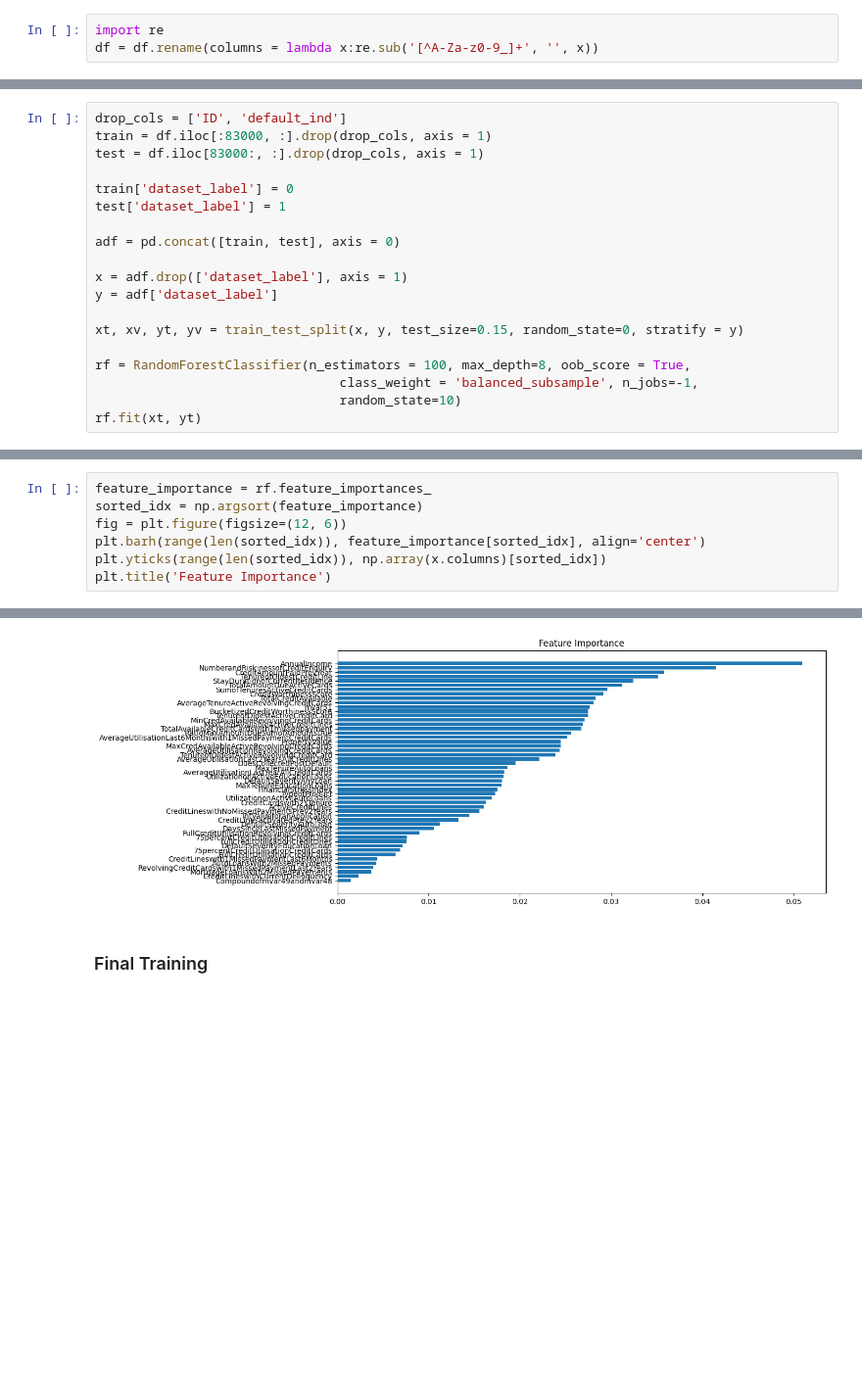
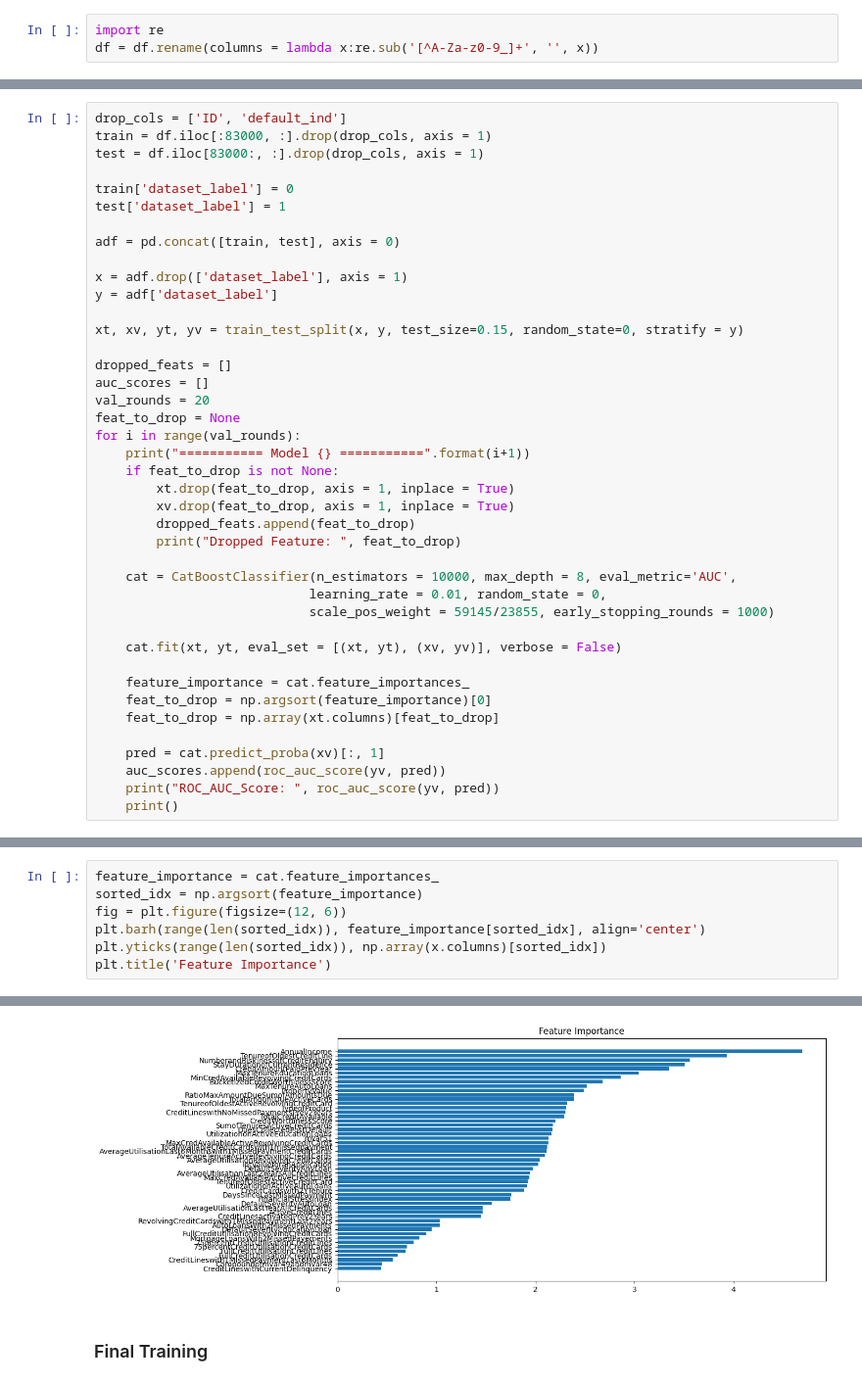
Before and after one commit to aryanpandey/MS4610-Final_Project, a Jupyter notebook: Adverserial Validation.ipynb, the cells around one changed output, grey strips where cells are left out. Shown: that part at 98% size. Saved outputs shown, nothing was run; the diff lists cells and outputs as text; blank space fills up the shorter version.

```diff
--- a/Adverserial Validation.ipynb
+++ b/Adverserial Validation.ipynb
@@ -246,8 +268,30 @@ y = adf['dataset_label']
 
 xt, xv, yt, yv = train_test_split(x, y, test_size=0.15, random_state=0, stratify = y)
 
-rf = RandomForestClassifier(n_estimators = 100, max_depth=8, oob_score = True,
-                                class_weight = 'balanced_subsample', n_jobs=-1,
-                                random_state=10)
-rf.fit(xt, yt)
+dropped_feats = []
+auc_scores = []
+val_rounds = 20
+feat_to_drop = None
+for i in range(val_rounds):
+    print("=========== Model {} ===========".format(i+1))
+    if feat_to_drop is not None:
+        xt.drop(feat_to_drop, axis = 1, inplace = True)
+        xv.drop(feat_to_drop, axis = 1, inplace = True)
+        dropped_feats.append(feat_to_drop)
+        print("Dropped Feature: ", feat_to_drop)
+
+    cat = CatBoostClassifier(n_estimators = 10000, max_depth = 8, eval_metric='AUC',
+                            learning_rate = 0.01, random_state = 0,
+                            scale_pos_weight = 59145/23855, early_stopping_rounds = 1000)
+
+    cat.fit(xt, yt, eval_set = [(xt, yt), (xv, yv)], verbose = False)
+
+    feature_importance = cat.feature_importances_
+    feat_to_drop = np.argsort(feature_importance)[0]
+    feat_to_drop = np.array(xt.columns)[feat_to_drop]
+
+    pred = cat.predict_proba(xv)[:, 1]
+    auc_scores.append(roc_auc_score(yv, pred))
+    print("ROC_AUC_Score: ", roc_auc_score(yv, pred))
+    print()
 # %% [output]
@@ -261,13 +309,13 @@ plot_roc_curve(rf, xt, yt)
 # %%
-feature_importance = rf.feature_importances_
+feature_importance = cat.feature_importances_
 sorted_idx = np.argsort(feature_importance)
 fig = plt.figure(figsize=(12, 6))
 plt.barh(range(len(sorted_idx)), feature_importance[sorted_idx], align='center')
 plt.yticks(range(len(sorted_idx)), np.array(x.columns)[sorted_idx])
 plt.title('Feature Importance')
 # %% [output]
 Text(0.5, 1.0, 'Feature Importance')
-[figure, old version]
+[figure, new version]
 # %% [markdown]
 ### Final Training
 # %%
```
Also changed, not shown: parts of 7 cells of this notebook, 4 other files.
